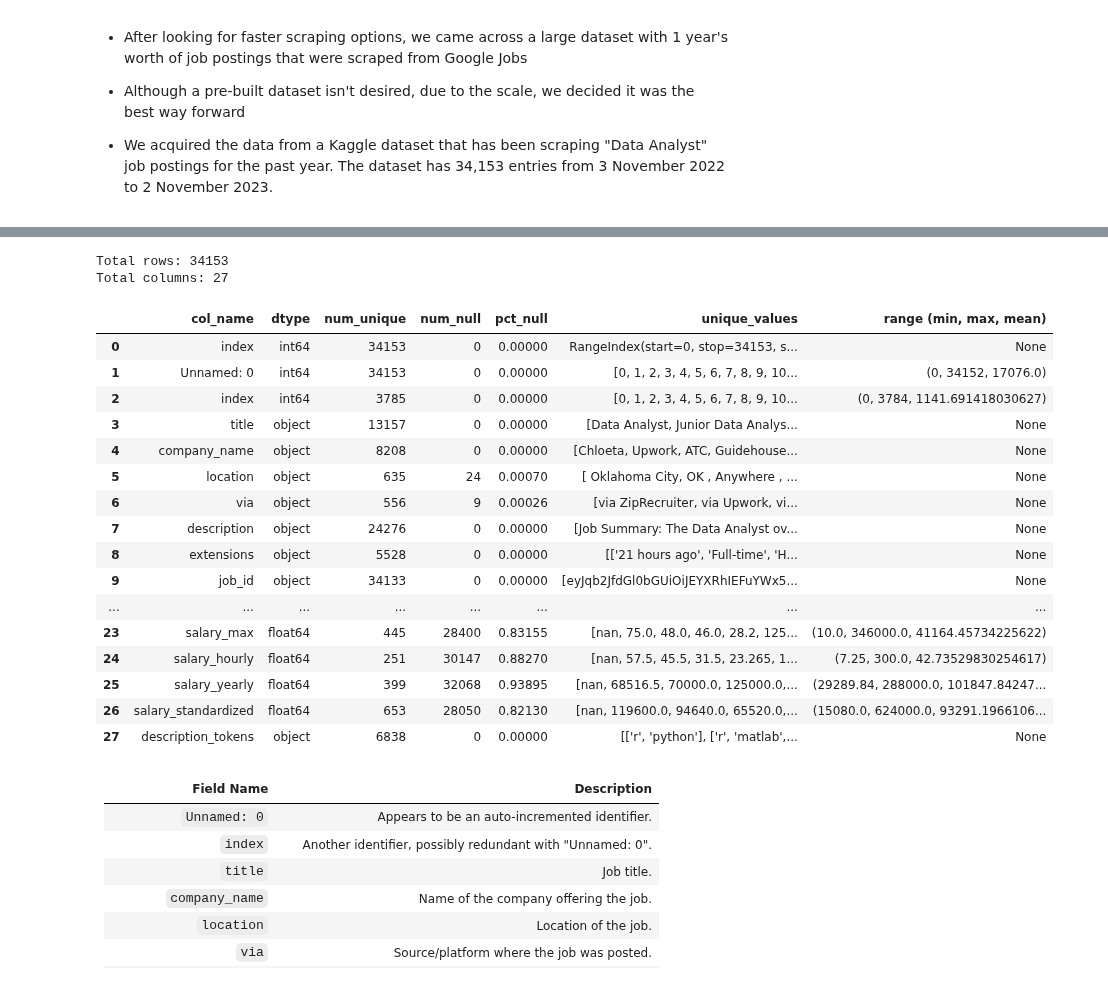
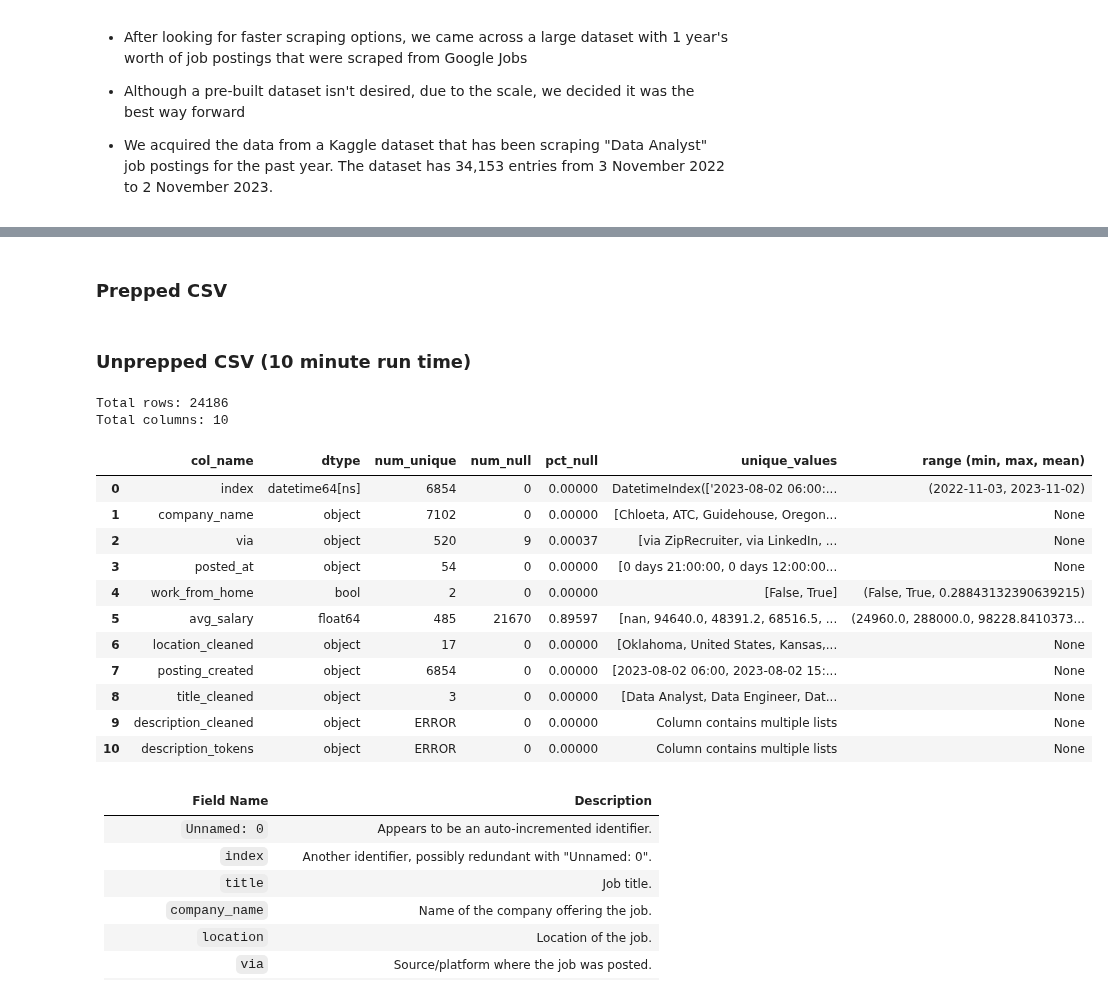
Before and after one commit to Decoding-Data-Jobs/data-jobs-project, a Jupyter notebook: final_notebook.ipynb, the cells around one changed output, grey strips where cells are left out. Cells and saved outputs as stored; diff of their text form; code cells hidden in the pictures.

```diff
--- a/final_notebook.ipynb
+++ b/final_notebook.ipynb
@@ -214,0 +219,7 @@ jobs_df = pd.read_csv("./support_files/jobs.csv")
+# %% [markdown]
+### **Prepped CSV**
+# %%
+# Read in pre-prepped CSV
+jobs_df_cleaned = w.prepped_csv()
+# %% [markdown]
+### **Unprepped CSV (10 minute run time)**
@@ -215,25 +231,20 @@ jobs_df = pd.read_csv("./support_files/jobs.csv")
 # %%
-w.check_columns(jobs_df)
+w.check_columns(jobs_df_cleaned)
 # %% [output]
-Total rows: 34153
-Total columns: 27
+Total rows: 24186
+Total columns: 10
 |  | col_name | dtype | num_unique | num_null | pct_null | unique_values | range (min, max, mean) |
-| 0 | index | int64 | 34153 | 0 | 0.00000 | RangeIndex(start=0, stop=34153, s... | None |
-| 1 | Unnamed: 0 | int64 | 34153 | 0 | 0.00000 | [0, 1, 2, 3, 4, 5, 6, 7, 8, 9, 10... | (0, 34152, 17076.0) |
-| 2 | index | int64 | 3785 | 0 | 0.00000 | [0, 1, 2, 3, 4, 5, 6, 7, 8, 9, 10... | (0, 3784, 1141.691418030627) |
-| 3 | title | object | 13157 | 0 | 0.00000 | [Data Analyst, Junior Data Analys... | None |
-| 4 | company_name | object | 8208 | 0 | 0.00000 | [Chloeta, Upwork, ATC, Guidehouse... | None |
-| 5 | location | object | 635 | 24 | 0.00070 | [ Oklahoma City, OK , Anywhere , ... | None |
-| 6 | via | object | 556 | 9 | 0.00026 | [via ZipRecruiter, via Upwork, vi... | None |
-| 7 | description | object | 24276 | 0 | 0.00000 | [Job Summary: The Data Analyst ov... | None |
-| 8 | extensions | object | 5528 | 0 | 0.00000 | [['21 hours ago', 'Full-time', 'H... | None |
-| 9 | job_id | object | 34133 | 0 | 0.00000 | [eyJqb2JfdGl0bGUiOiJEYXRhIEFuYWx5... | None |
-| ... | ... | ... | ... | ... | ... | ... | ... |
-| 23 | salary_max | float64 | 445 | 28400 | 0.83155 | [nan, 75.0, 48.0, 46.0, 28.2, 125... | (10.0, 346000.0, 41164.45734225622) |
-| 24 | salary_hourly | float64 | 251 | 30147 | 0.88270 | [nan, 57.5, 45.5, 31.5, 23.265, 1... | (7.25, 300.0, 42.73529830254617) |
-| 25 | salary_yearly | float64 | 399 | 32068 | 0.93895 | [nan, 68516.5, 70000.0, 125000.0,... | (29289.84, 288000.0, 101847.84247... |
-| 26 | salary_standardized | float64 | 653 | 28050 | 0.82130 | [nan, 119600.0, 94640.0, 65520.0,... | (15080.0, 624000.0, 93291.1966106... |
-| 27 | description_tokens | object | 6838 | 0 | 0.00000 | [['r', 'python'], ['r', 'matlab',... | None |
+| 0 | index | datetime64[ns] | 6854 | 0 | 0.00000 | DatetimeIndex(['2023-08-02 06:00:... | (2022-11-03, 2023-11-02) |
+| 1 | company_name | object | 7102 | 0 | 0.00000 | [Chloeta, ATC, Guidehouse, Oregon... | None |
+| 2 | via | object | 520 | 9 | 0.00037 | [via ZipRecruiter, via LinkedIn, ... | None |
+| 3 | posted_at | object | 54 | 0 | 0.00000 | [0 days 21:00:00, 0 days 12:00:00... | None |
+| 4 | work_from_home | bool | 2 | 0 | 0.00000 | [False, True] | (False, True, 0.28843132390639215) |
+| 5 | avg_salary | float64 | 485 | 21670 | 0.89597 | [nan, 94640.0, 48391.2, 68516.5, ... | (24960.0, 288000.0, 98228.8410373... |
+| 6 | location_cleaned | object | 17 | 0 | 0.00000 | [Oklahoma, United States, Kansas,... | None |
+| 7 | posting_created | object | 6854 | 0 | 0.00000 | [2023-08-02 06:00, 2023-08-02 15:... | None |
+| 8 | title_cleaned | object | 3 | 0 | 0.00000 | [Data Analyst, Data Engineer, Dat... | None |
+| 9 | description_cleaned | object | ERROR | 0 | 0.00000 | Column contains multiple lists | None |
+| 10 | description_tokens | object | ERROR | 0 | 0.00000 | Column contains multiple lists | None |
 # %% [markdown]
 | Field Name | Description |
 | --- | --- |
```
Also changed, not shown: parts of 12 cells of this notebook, 1 other file.
